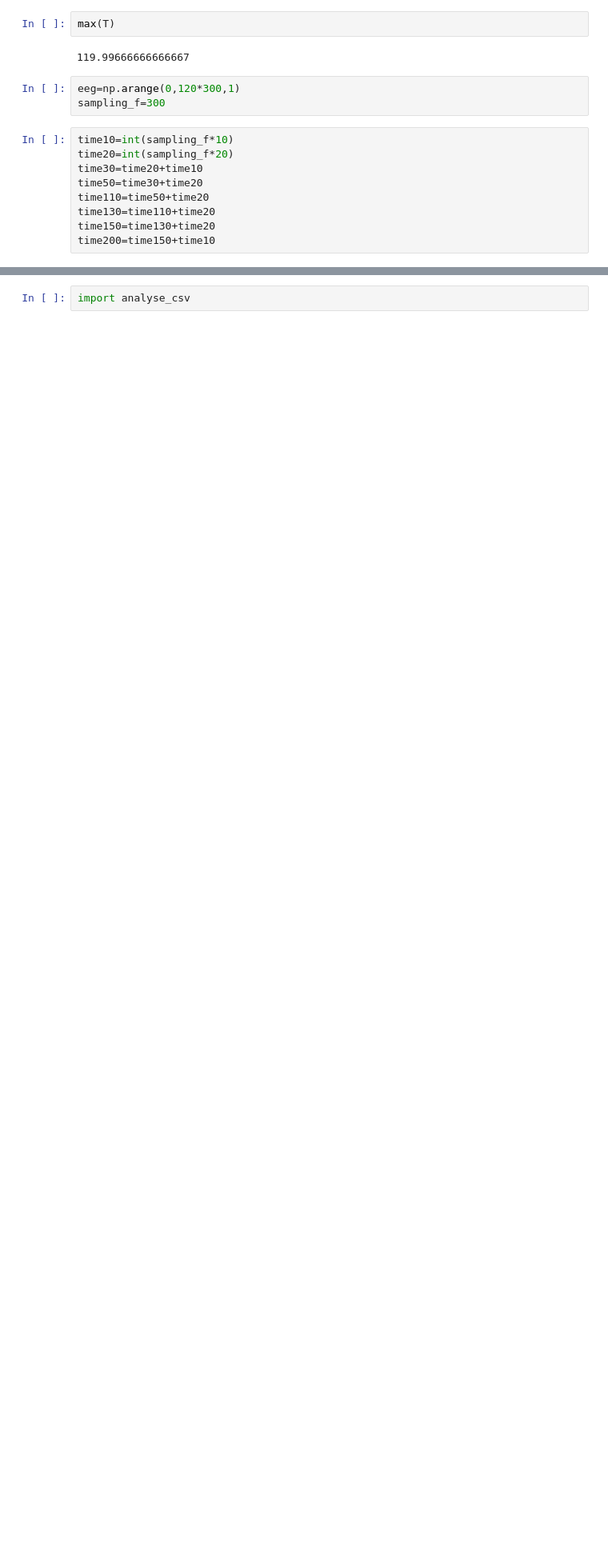
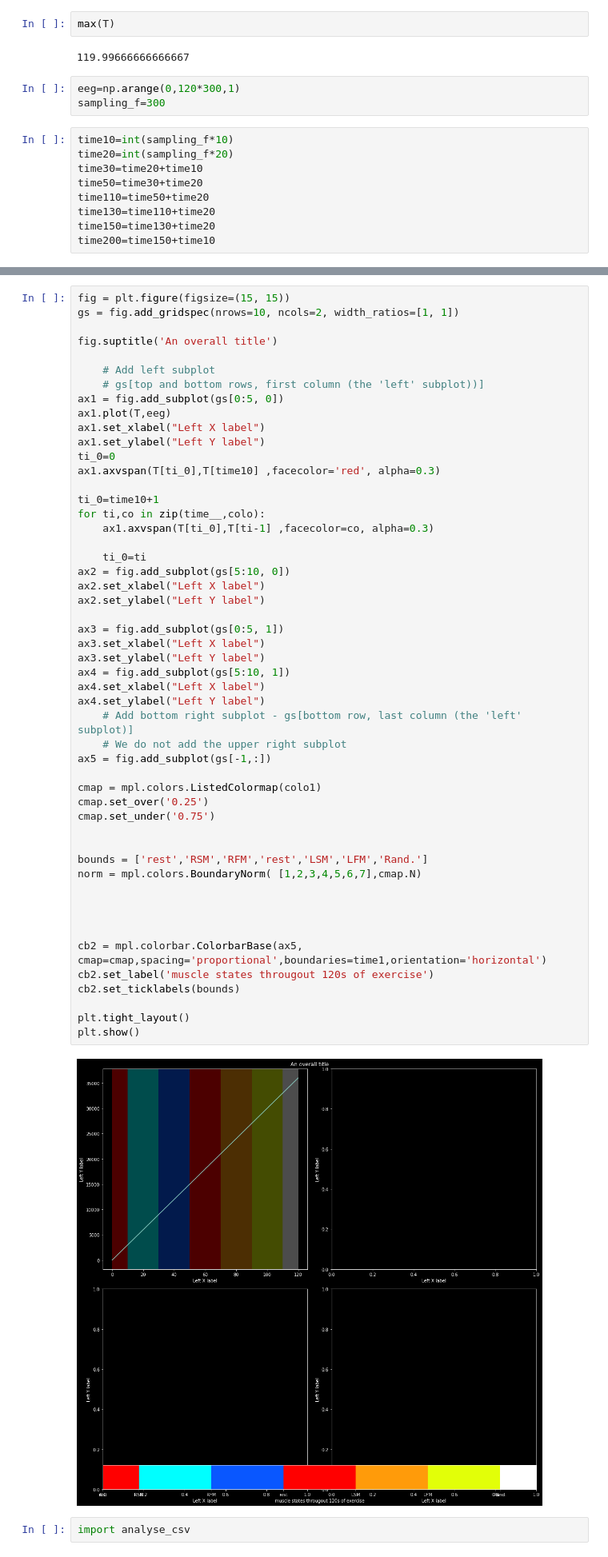
Before and after one commit to mrut1688/code, a Jupyter notebook: code/python/tt.ipynb, the cells around one changed output, grey strips where cells are left out. Shown at 80% size. Cells and saved outputs as stored; diff of their text form; blank space fills up the shorter version.

```diff
--- a/code/python/tt.ipynb
+++ b/code/python/tt.ipynb
@@ -716,2 +728,55 @@ for ti,co in zip(time__,colo):
+# %%
+fig = plt.figure(figsize=(15, 15))
+gs = fig.add_gridspec(nrows=10, ncols=2, width_ratios=[1, 1])
+
+fig.suptitle('An overall title')
+
+    # Add left subplot
+    # gs[top and bottom rows, first column (the 'left' subplot))]
+ax1 = fig.add_subplot(gs[0:5, 0])
+ax1.plot(T,eeg)
+ax1.set_xlabel("Left X label")
+ax1.set_ylabel("Left Y label")
+ti_0=0
+ax1.axvspan(T[ti_0],T[time10] ,facecolor='red', alpha=0.3)
+
+ti_0=time10+1
+for ti,co in zip(time__,colo):
+    ax1.axvspan(T[ti_0],T[ti-1] ,facecolor=co, alpha=0.3)
+
+    ti_0=ti
+ax2 = fig.add_subplot(gs[5:10, 0])
+ax2.set_xlabel("Left X label")
+ax2.set_ylabel("Left Y label")
+
+ax3 = fig.add_subplot(gs[0:5, 1])
+ax3.set_xlabel("Left X label")
+ax3.set_ylabel("Left Y label")
+ax4 = fig.add_subplot(gs[5:10, 1])
+ax4.set_xlabel("Left X label")
+ax4.set_ylabel("Left Y label")
+    # Add bottom right subplot - gs[bottom row, last column (the 'left' subplot)]
+    # We do not add the upper right subplot
+ax5 = fig.add_subplot(gs[-1,:])
+
+cmap = mpl.colors.ListedColormap(colo1)
+cmap.set_over('0.25')
+cmap.set_under('0.75')
+
+
+bounds = ['rest','RSM','RFM','rest','LSM','LFM','Rand.']
+norm = mpl.colors.BoundaryNorm( [1,2,3,4,5,6,7],cmap.N)
+
+
+
+
+cb2 = mpl.colorbar.ColorbarBase(ax5, cmap=cmap,spacing='proportional',boundaries=time1,orientation='horizontal')
+cb2.set_label('muscle states througout 120s of exercise')
+cb2.set_ticklabels(bounds)
+
+plt.tight_layout()
+plt.show()
+# %% [output]
+[figure, added]
 # %%
 import analyse_csv
```
Also changed, not shown: parts of 23 cells of this notebook, 4 other files.
